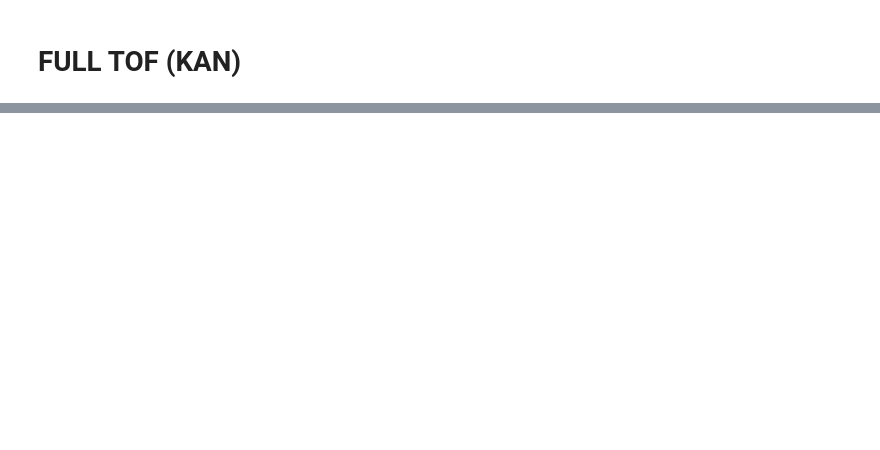
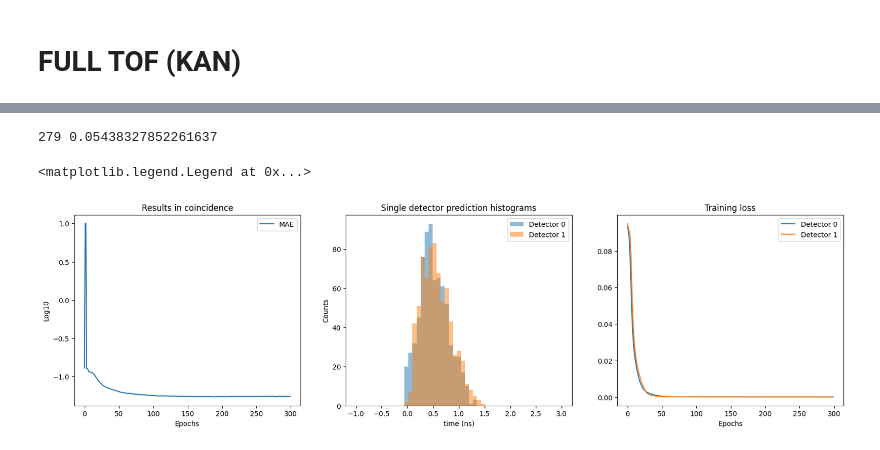
Before and after one commit to wjosefw/Signal-processing-with-Neural-networks, a Jupyter notebook: KAN.ipynb, the cells around one changed output, grey strips where cells are left out. Cells and saved outputs as stored; diff of their text form; code cells hidden in the pictures; blank space fills up the shorter version.

```diff
--- a/KAN.ipynb
+++ b/KAN.ipynb
@@ -362,33 +362,37 @@ print(idx_min_MAE, np.min(MAE))
 
 
 # PLot
 plt.figure(figsize = (20,5))
 plt.subplot(131)
-plt.plot(np.log10(MAE), label = 'MAE')
+plt.plot(np.log10(MAE[:]), label = 'MAE')
 plt.title('Results in coincidence')
 plt.xlabel('Epochs')
 plt.ylabel('Log10')
 plt.legend()
 
 plt.subplot(132)
 if ajuste_grueso == 0:
     plt.hist(test_dec0[idx_min_MAE , :] - new_time_step*delays_test_dec0, bins = nbins, range = [-1, 3], alpha = 0.5, label = 'Detector 0');
     plt.hist(test_dec1[idx_min_MAE , :] - new_time_step*delays_test_dec1, bins = nbins, range = [-1, 3], alpha = 0.5, label = 'Detector 1');
 
 if ajuste_grueso == 1:
     plt.hist(test_dec0[idx_min_MAE , :], bins = nbins, range = [-1, 3], alpha = 0.5, label = 'Detector 0');
     plt.hist(test_dec1[idx_min_MAE , :], bins = nbins, range = [-1, 3], alpha = 0.5, label = 'Detector 1');
 
 plt.title('Single detector prediction histograms')
 plt.xlabel('time (ns)')
 plt.ylabel('Counts')
 plt.legend()
 
 plt.subplot(133)
 plt.plot(loss_dec0[:], label = 'Detector 0')
 plt.plot(loss_dec1[:], label = 'Detector 1')
 plt.title('Training loss')
 plt.xlabel('Epochs')
 plt.legend()
+# %% [output]
+279 0.05438327852261637
+<matplotlib.legend.Legend at 0x...>
+[figure, added]
 # %%
 epoch = idx_min_MAE
```
Also changed, not shown: parts of 8 cells of this notebook.
